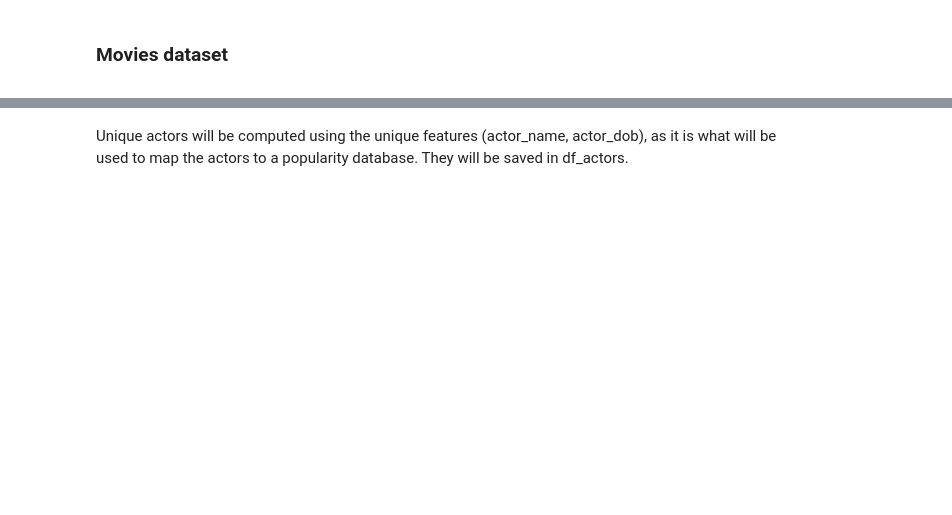
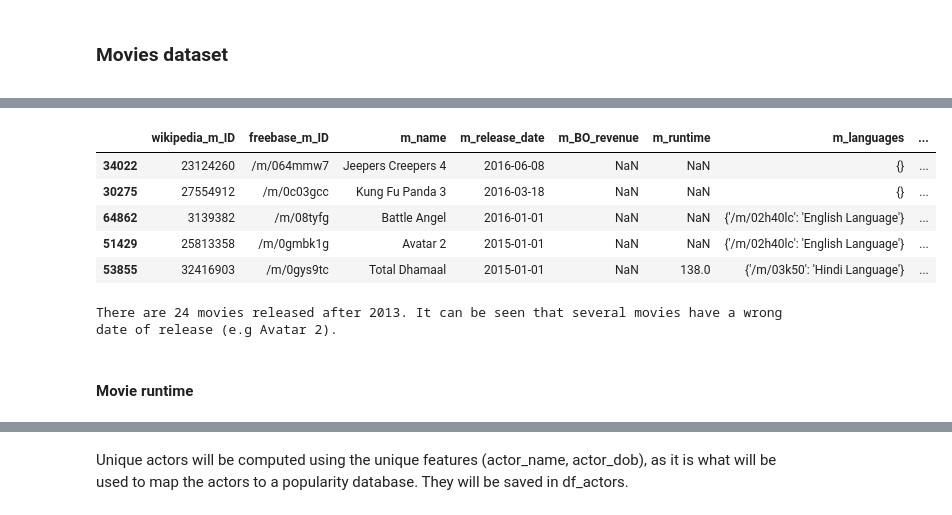
Before and after one commit to epfl-ada/ada-2022-project-dadalife, a Jupyter notebook: ADA_CMU.ipynb, the cells around one changed output, grey strips where cells are left out. Cells and saved outputs as stored; diff of their text form; code cells hidden in the pictures; blank space fills up the shorter version.

```diff
--- a/ADA_CMU.ipynb
+++ b/ADA_CMU.ipynb
@@ -260,0 +326,17 @@ df_movies=df_movies.where(df_movies.astype(bool),np.nan).drop_duplicates(subset=
+# %%
+#Quick look at the movies after 2013.
+df_movies[df_movies['m_release_date'].dt.year > 2013].sort_values('m_release_date', ascending=False).head()
+# %% [output]
+|  | wikipedia_m_ID | freebase_m_ID | m_name | m_release_date | m_BO_revenue | m_runtime | m_languages | ... |
+| 34022 | 23124260 | /m/064mmw7 | Jeepers Creepers 4 | 2016-06-08 | NaN | NaN | {} | ... |
+| 30275 | 27554912 | /m/0c03gcc | Kung Fu Panda 3 | 2016-03-18 | NaN | NaN | {} | ... |
+| 64862 | 3139382 | /m/08tyfg | Battle Angel | 2016-01-01 | NaN | NaN | {'/m/02h40lc': 'English Language'} | ... |
+| 51429 | 25813358 | /m/0gmbk1g | Avatar 2 | 2015-01-01 | NaN | NaN | {'/m/02h40lc': 'English Language'} | ... |
+| 53855 | 32416903 | /m/0gys9tc | Total Dhamaal | 2015-01-01 | NaN | 138.0 | {'/m/03k50': 'Hindi Language'} | ... |
+# %%
+nb_movies_after_2013 = df_movies[df_movies['m_release_date'].dt.year > 2013].shape[0]
+print("There are {} movies released after 2013. It can be seen that several movies have a wrong date of release (e.g Avatar 2).".format(nb_movies_after_2013))
+# %% [output]
+There are 24 movies released after 2013. It can be seen that several movies have a wrong date of release (e.g Avatar 2).
+# %% [markdown]
+#### Movie runtime
```
Also changed, not shown: parts of 135 cells of this notebook.
